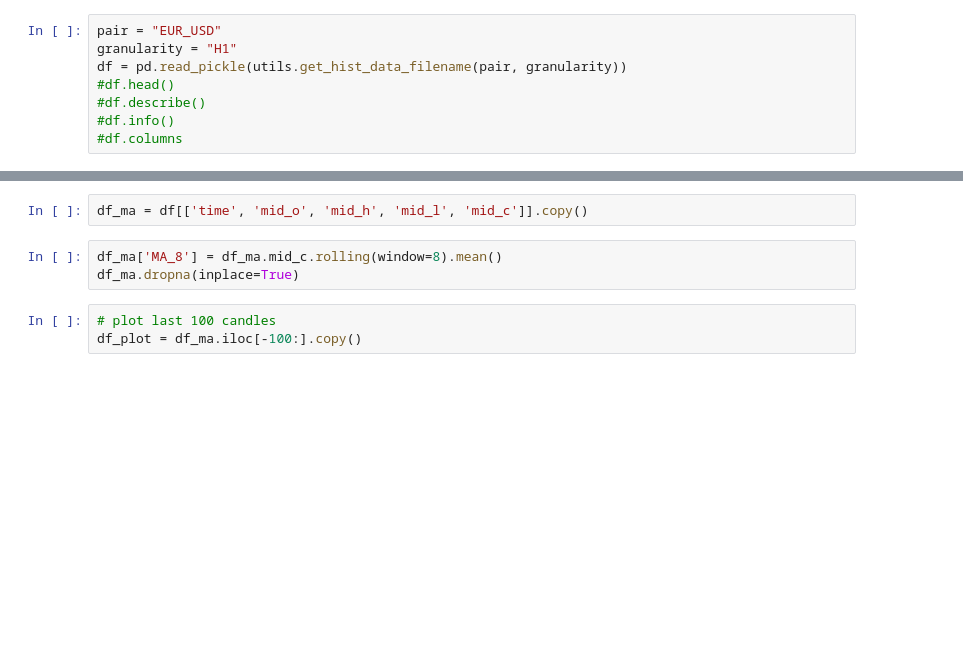
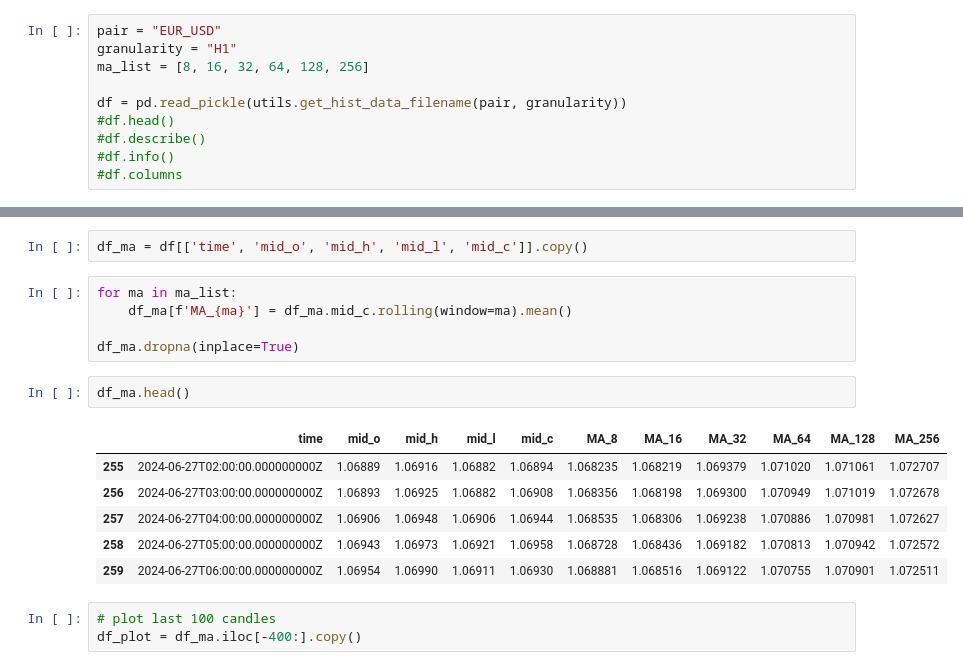
Before and after one commit to mburuxx/python_forex-backtest, a Jupyter notebook: candle_plot.ipynb, the cells around one changed output, grey strips where cells are left out. Drawn from its saved outputs; the diff is of its cells as text; blank space fills up the shorter version.

```diff
--- a/candle_plot.ipynb
+++ b/candle_plot.ipynb
@@ -7,6 +7,8 @@ import plotly.graph_objects as go
 # %%
 pair = "EUR_USD"
 granularity = "H1"
+ma_list = [8, 16, 32, 64, 128, 256]
+
 df = pd.read_pickle(utils.get_hist_data_filename(pair, granularity))
 #df.head()
 #df.describe()
@@ -21,11 +23,22 @@ df[mod_cols] = df[mod_cols].apply(pd.to_numeric)
 # %%
 df_ma = df[['time', 'mid_o', 'mid_h', 'mid_l', 'mid_c']].copy()
 # %%
-df_ma['MA_8'] = df_ma.mid_c.rolling(window=8).mean()
+for ma in ma_list:
+    df_ma[f'MA_{ma}'] = df_ma.mid_c.rolling(window=ma).mean()
+
 df_ma.dropna(inplace=True)
+# %%
+df_ma.head()
+# %% [output]
+|  | time | mid_o | mid_h | mid_l | mid_c | MA_8 | MA_16 | MA_32 | MA_64 | MA_128 | MA_256 |
+| 255 | 2024-06-27T02:00:00.000000000Z | 1.06889 | 1.06916 | 1.06882 | 1.06894 | 1.068235 | 1.068219 | 1.069379 | 1.071020 | 1.071061 | 1.072707 |
+| 256 | 2024-06-27T03:00:00.000000000Z | 1.06893 | 1.06925 | 1.06882 | 1.06908 | 1.068356 | 1.068198 | 1.069300 | 1.070949 | 1.071019 | 1.072678 |
+| 257 | 2024-06-27T04:00:00.000000000Z | 1.06906 | 1.06948 | 1.06906 | 1.06944 | 1.068535 | 1.068306 | 1.069238 | 1.070886 | 1.070981 | 1.072627 |
+| 258 | 2024-06-27T05:00:00.000000000Z | 1.06943 | 1.06973 | 1.06921 | 1.06958 | 1.068728 | 1.068436 | 1.069182 | 1.070813 | 1.070942 | 1.072572 |
+| 259 | 2024-06-27T06:00:00.000000000Z | 1.06954 | 1.06990 | 1.06911 | 1.06930 | 1.068881 | 1.068516 | 1.069122 | 1.070755 | 1.070901 | 1.072511 |
 # %%
 # plot last 100 candles
-df_plot = df_ma.iloc[-100:].copy()
+df_plot = df_ma.iloc[-400:].copy()
 # %%
 fig = go.Figure()
 fig.add_trace(go.Candlestick(
```
Also changed, not shown: parts of 1 cell of this notebook.
